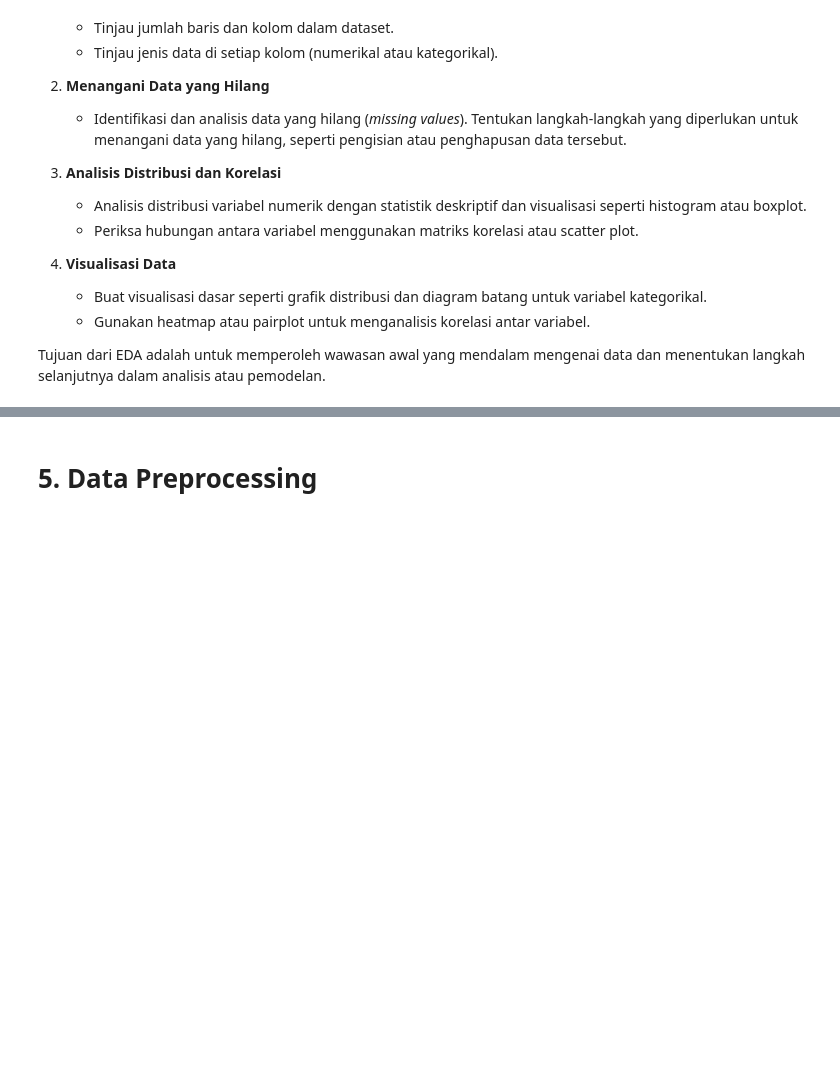
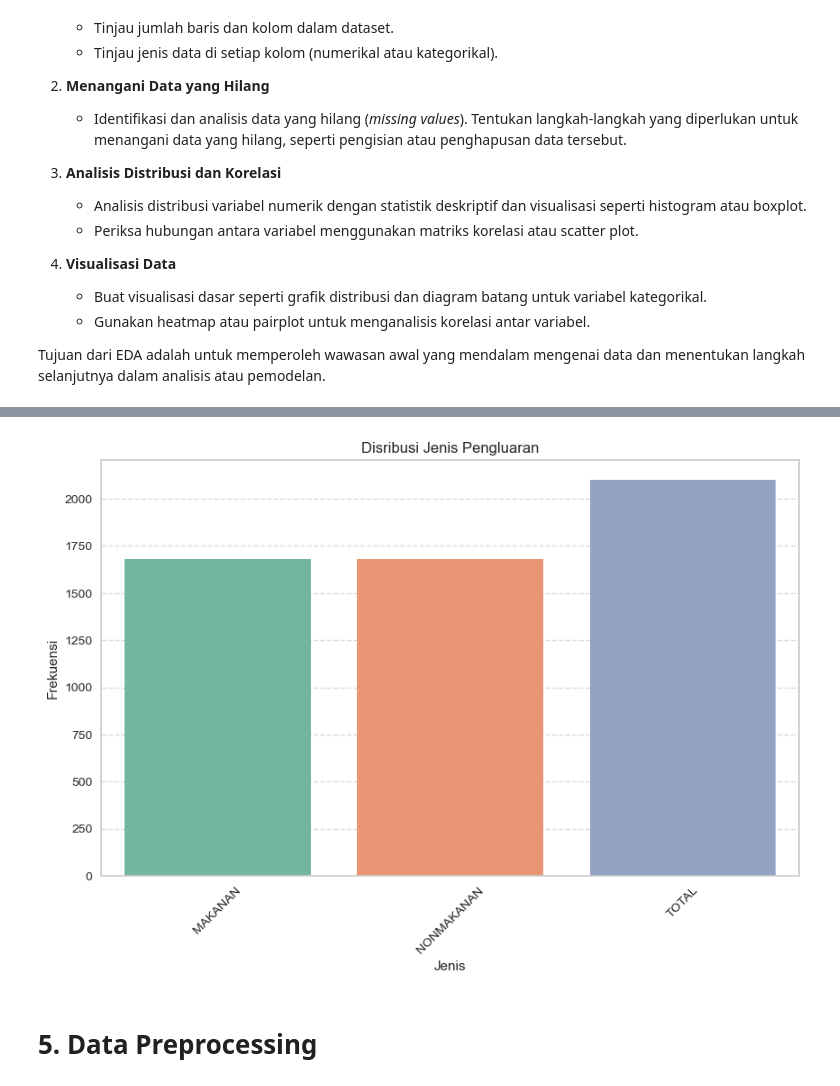
Before and after one commit to Muhammad-Rizki-Putra/Submission-CodingCamp, a Jupyter notebook: BMLP/[Clustering]_Submission_Akhir_BMLP_Muhammad Rizki Putra.ipynb, the cells around one changed output, grey strips where cells are left out. Cells and saved outputs as stored; diff of their text form; code cells hidden in the pictures; blank space fills up the shorter version.

```diff
--- a/BMLP/[Clustering]_Submission_Akhir_BMLP_Muhammad Rizki Putra.ipynb
+++ b/BMLP/[Clustering]_Submission_Akhir_BMLP_Muhammad Rizki Putra.ipynb
@@ -119,3 +215,14 @@ studentPerformance_df.describe()
+# %%
+plt.figure(figsize=(10, 6))
+sns.countplot(x='jenis', data=garisKemiskinan_df, palette='Set2')
+plt.title('Disribusi Jenis Pengluaran')
+plt.xlabel('Jenis')
+plt.ylabel('Frekuensi')
+plt.xticks(rotation=45)
+plt.grid(axis='y', linestyle='--', alpha=0.7)
+plt.show()
+# %% [output]
+[figure, added]
 # %% [markdown]
 # **5. Data Preprocessing**
 # %% [markdown]
```
Also changed, not shown: parts of 57 cells of this notebook, 7 other files.
